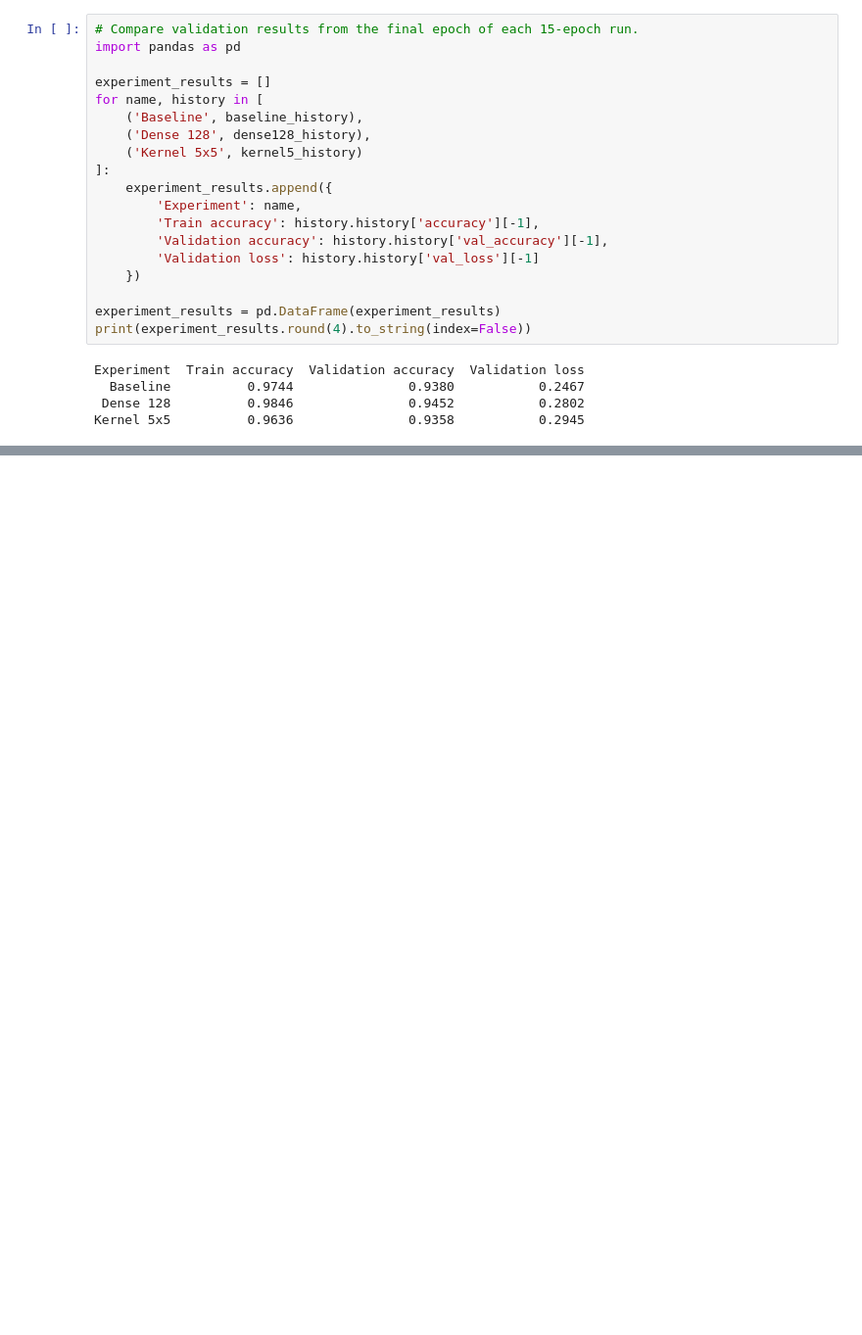
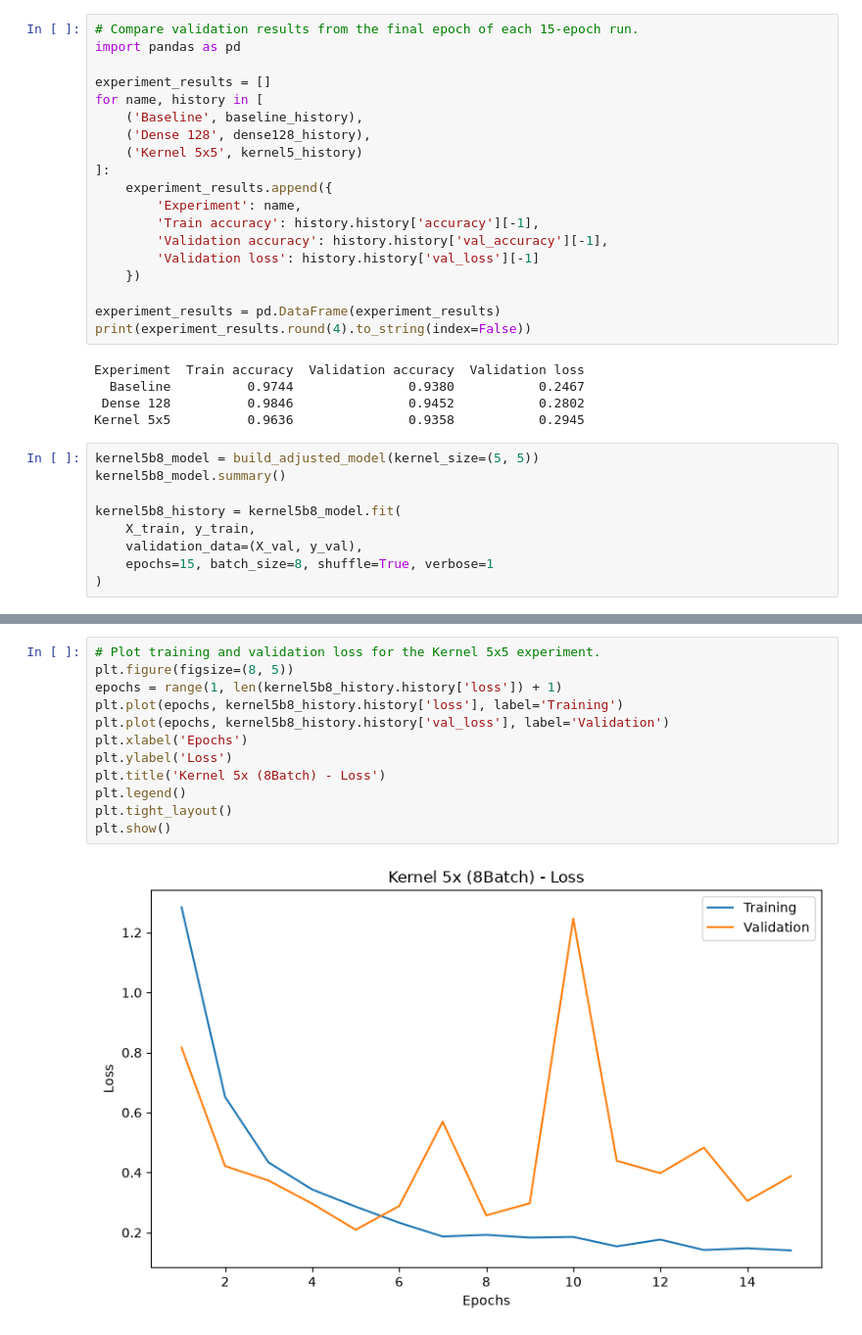
Before and after one commit to lordmana/Lung-and-Colon-Cancer-Classification, a Jupyter notebook: DL_Assignment_2026_StartingCode_LC25000_0551.ipynb, the cells around one changed output, grey strips where cells are left out. Shown at 98% size. Cells and saved outputs as stored; diff of their text form; blank space fills up the shorter version.

```diff
--- a/DL_Assignment_2026_StartingCode_LC25000_0551.ipynb
+++ b/DL_Assignment_2026_StartingCode_LC25000_0551.ipynb
@@ -836,3 +836,12 @@ Experiment  Train accuracy  Validation accuracy  Validation loss
   Baseline          0.9744               0.9380           0.2467
  Dense 128          0.9846               0.9452           0.2802
 Kernel 5x5          0.9636               0.9358           0.2945
+# %%
+kernel5b8_model = build_adjusted_model(kernel_size=(5, 5))
+kernel5b8_model.summary()
+
+kernel5b8_history = kernel5b8_model.fit(
+    X_train, y_train,
+    validation_data=(X_val, y_val),
+    epochs=15, batch_size=8, shuffle=True, verbose=1
+)
@@ -838,0 +887,14 @@ Kernel 5x5          0.9636               0.9358           0.2945
+# %%
+# Plot training and validation loss for the Kernel 5x5 experiment.
+plt.figure(figsize=(8, 5))
+epochs = range(1, len(kernel5b8_history.history['loss']) + 1)
+plt.plot(epochs, kernel5b8_history.history['loss'], label='Training')
+plt.plot(epochs, kernel5b8_history.history['val_loss'], label='Validation')
+plt.xlabel('Epochs')
+plt.ylabel('Loss')
+plt.title('Kernel 5x (8Batch) - Loss')
+plt.legend()
+plt.tight_layout()
+plt.show()
+# %% [output]
+[figure, added]
```
Also changed, not shown: parts of 6 cells of this notebook.
